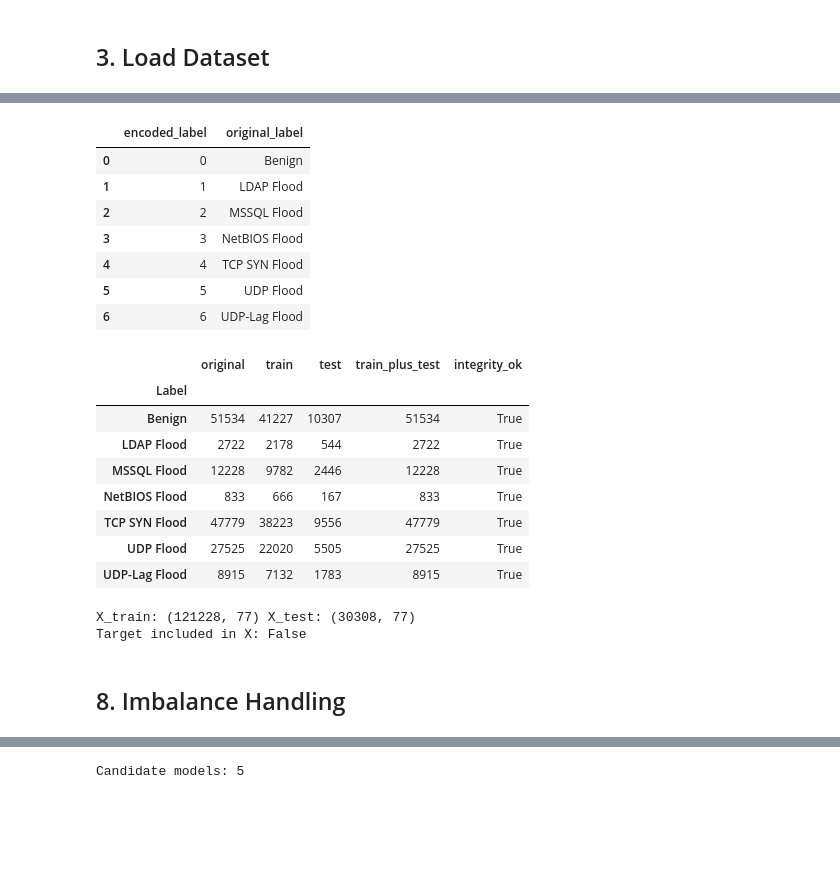
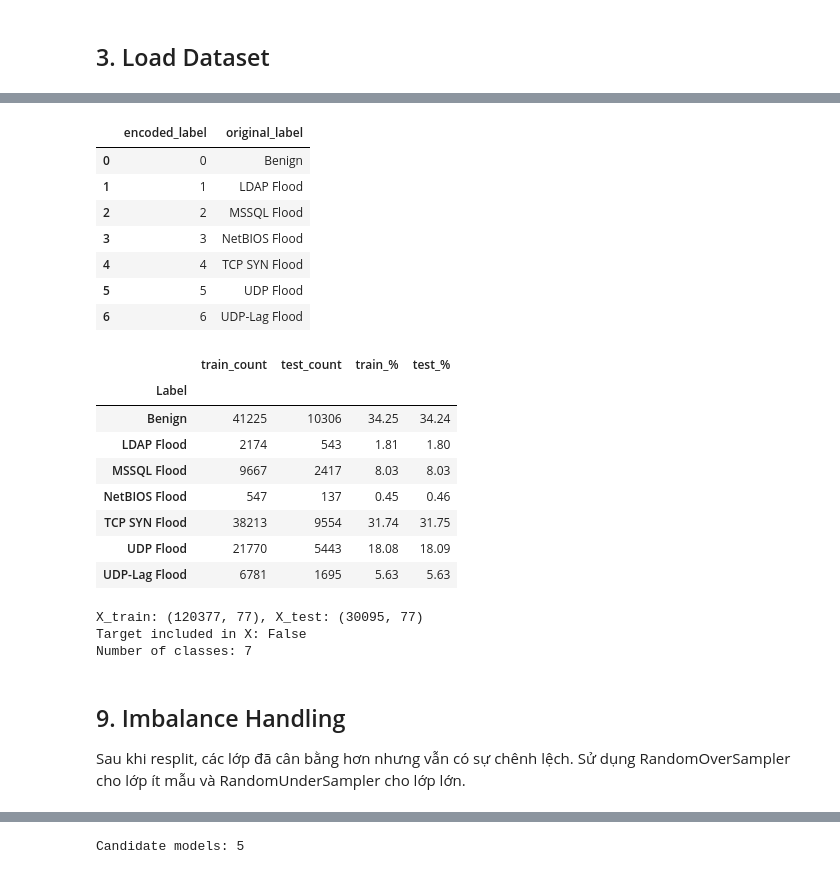
Before and after one commit to ShirokaitoX1412/mlddos, a Jupyter notebook: notebooks/ddos_detection_report_ready.ipynb, the cells around one changed output, grey strips where cells are left out. Saved outputs shown, nothing was run; the diff lists cells and outputs as text; code cells hidden in the pictures; blank space fills up the shorter version.

```diff
--- a/notebooks/ddos_detection_report_ready.ipynb
+++ b/notebooks/ddos_detection_report_ready.ipynb
@@ -365,63 +375,56 @@ display(pd.DataFrame(high_unique_columns).head(20))
 # %%
-X_all = combined_df.drop(columns=[TARGET_COL])
-y_text = combined_df[TARGET_COL].astype(str)
-
-X_train, X_test, y_train_text, y_test_text = train_test_split(
-    X_all,
-    y_text,
-    test_size=TEST_SIZE,
-    random_state=RANDOM_STATE,
-    stratify=y_text,
-)
+X_train = train_clean.drop(columns=[TARGET_COL])
+X_test = test_clean.drop(columns=[TARGET_COL])
+y_train_text = train_clean[TARGET_COL].astype(str)
+y_test_text = test_clean[TARGET_COL].astype(str)
 
 label_encoder = LabelEncoder()
 y_train = label_encoder.fit_transform(y_train_text)
 y_test = label_encoder.transform(y_test_text)
 class_names = label_encoder.classes_.tolist()
 
 label_mapping = pd.DataFrame(
     {"encoded_label": range(len(class_names)), "original_label": class_names}
 )
 display(label_mapping)
 
-split_distribution = pd.DataFrame(
-    {
-        "original": y_text.value_counts().sort_index(),
-        "train": y_train_text.value_counts().sort_index(),
-        "test": y_test_text.value_counts().sort_index(),
-    }
-)
-split_distribution["train_plus_test"] = split_distribution["train"] + split_distribution["test"]
-split_distribution["integrity_ok"] = split_distribution["original"] == split_distribution["train_plus_test"]
-display(split_distribution)
+split_summary = pd.DataFrame({
+    "train_count": y_train_text.value_counts().sort_index(),
+    "test_count": y_test_text.value_counts().sort_index(),
+})
+split_summary["train_%"] = (split_summary["train_count"] / split_summary["train_count"].sum() * 100).round(2)
+split_summary["test_%"] = (split_summary["test_count"] / split_summary["test_count"].sum() * 100).round(2)
+display(split_summary)
 
-if not split_distribution["integrity_ok"].all():
-    raise ValueError("Split integrity check failed: train + test counts do not match original counts.")
-
-print("X_train:", X_train.shape, "X_test:", X_test.shape)
-print("Target included in X:", TARGET_COL in X_train.columns)
+print(f"X_train: {X_train.shape}, X_test: {X_test.shape}")
+print(f"Target included in X: {TARGET_COL in X_train.columns}")
+print(f"Number of classes: {len(class_names)}")
 # %% [output]
 |  | encoded_label | original_label |
 | 0 | 0 | Benign |
 | 1 | 1 | LDAP Flood |
 | 2 | 2 | MSSQL Flood |
 | 3 | 3 | NetBIOS Flood |
 | 4 | 4 | TCP SYN Flood |
 | 5 | 5 | UDP Flood |
 | 6 | 6 | UDP-Lag Flood |
-|  | original | train | test | train_plus_test | integrity_ok |
-| Label |  |  |  |  |  |
-| Benign | 51534 | 41227 | 10307 | 51534 | True |
-| LDAP Flood | 2722 | 2178 | 544 | 2722 | True |
-| MSSQL Flood | 12228 | 9782 | 2446 | 12228 | True |
-| NetBIOS Flood | 833 | 666 | 167 | 833 | True |
-| TCP SYN Flood | 47779 | 38223 | 9556 | 47779 | True |
-| UDP Flood | 27525 | 22020 | 5505 | 27525 | True |
-| UDP-Lag Flood | 8915 | 7132 | 1783 | 8915 | True |
+|  | train_count | test_count | train_% | test_% |
+| Label |  |  |  |  |
+| Benign | 41225 | 10306 | 34.25 | 34.24 |
+| LDAP Flood | 2174 | 543 | 1.81 | 1.80 |
+| MSSQL Flood | 9667 | 2417 | 8.03 | 8.03 |
+| NetBIOS Flood | 547 | 137 | 0.45 | 0.46 |
+| TCP SYN Flood | 38213 | 9554 | 31.74 | 31.75 |
+| UDP Flood | 21770 | 5443 | 18.08 | 18.09 |
+| UDP-Lag Flood | 6781 | 1695 | 5.63 | 5.63 |
-X_train: (121228, 77) X_test: (30308, 77)
+X_train: (120377, 77), X_test: (30095, 77)
 Target included in X: False
+Number of classes: 7
-# %% [markdown]
-## 8. Imbalance Handling
+# %% [markdown]
+## 9. Imbalance Handling
+
+Sau khi resplit, các lớp đã cân bằng hơn nhưng vẫn có sự chênh lệch.
+Sử dụng RandomOverSampler cho lớp ít mẫu và RandomUnderSampler cho lớp lớn.
 # %%
 train_class_counts = pd.Series(y_train).value_counts().sort_index()
 train_class_counts.index = [class_names[idx] for idx in train_class_counts.index]
```
Also changed, not shown: parts of 34 cells of this notebook, 5 other files.
